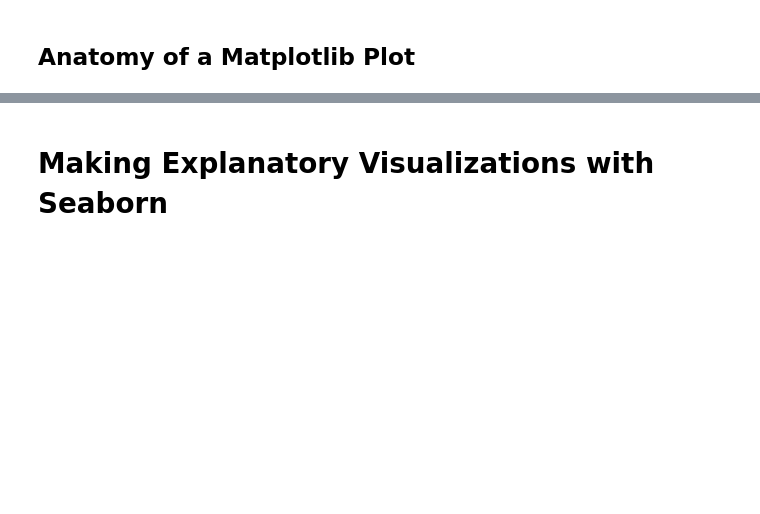
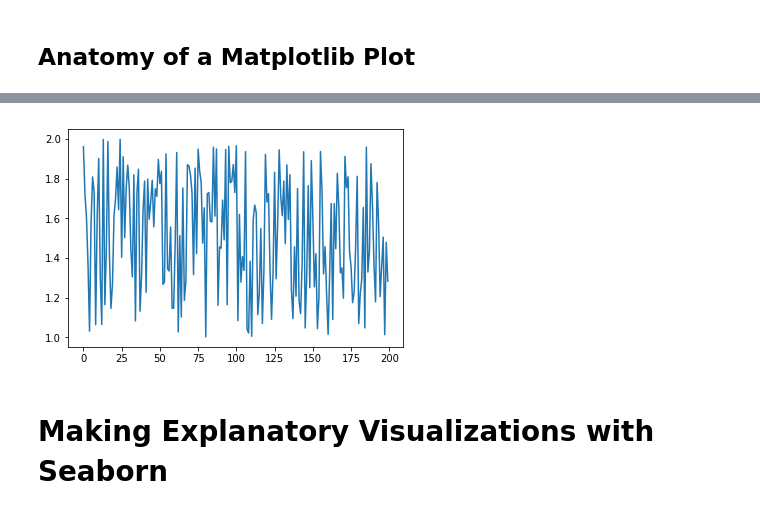
Before and after one commit to garretbassett/DS-Unit-1-Sprint-2-Data-Wrangling-and-Storytelling, a Jupyter notebook: module3-make-explanatory-visualizations/Garret_Bassett_LS_DS_123_Make_Explanatory_Visualizations.ipynb, the cells around one changed output, grey strips where cells are left out. Saved outputs shown, nothing was run; the diff lists cells and outputs as text; code cells hidden in the pictures; blank space fills up the shorter version.

```diff
--- a/module3-make-explanatory-visualizations/Garret_Bassett_LS_DS_123_Make_Explanatory_Visualizations.ipynb
+++ b/module3-make-explanatory-visualizations/Garret_Bassett_LS_DS_123_Make_Explanatory_Visualizations.ipynb
@@ -427,3 +431,8 @@ plt.show()
+# %%
+Y3 = np.random.uniform(1, 2, 200)
+plt.plot(Y3);
+# %% [output]
+[figure, added]
 # %% [markdown]
 # Making Explanatory Visualizations with Seaborn
 # %% [markdown]
```
Also changed, not shown: parts of 24 cells of this notebook.
